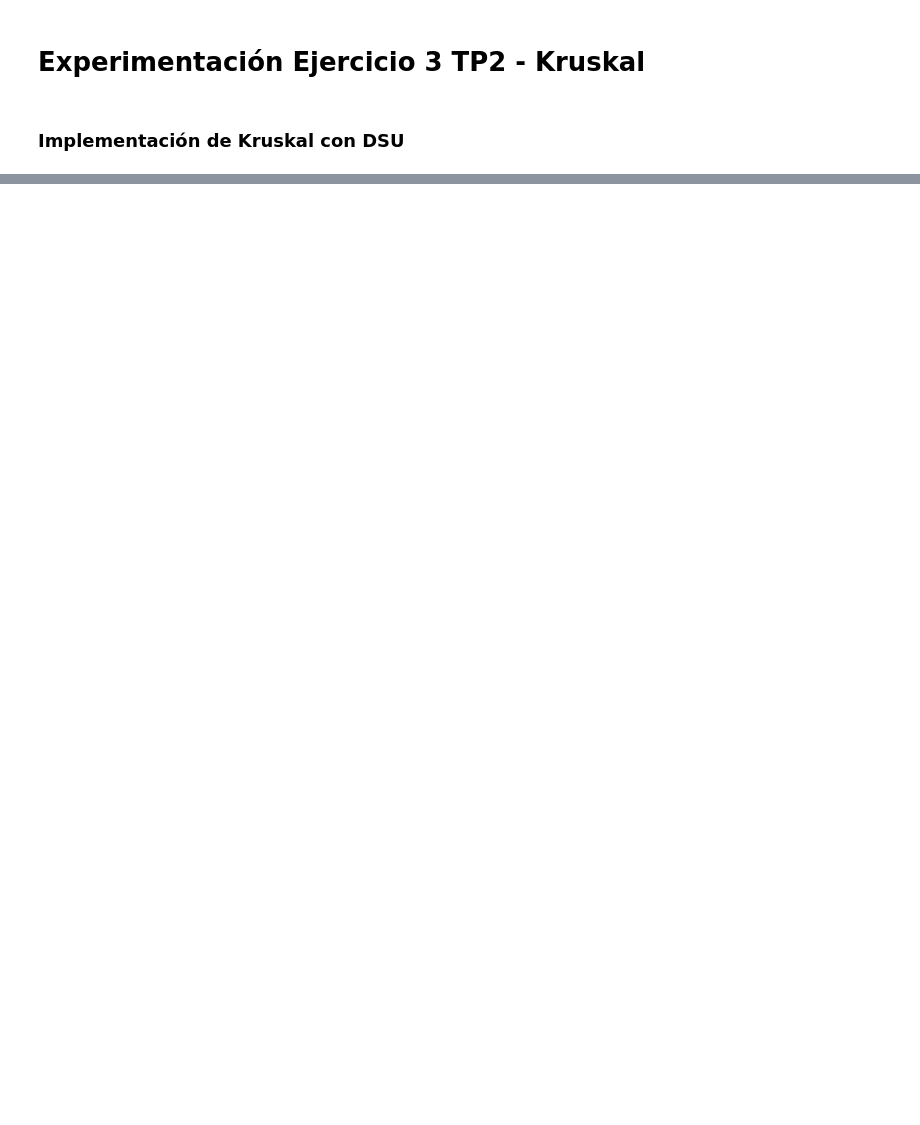
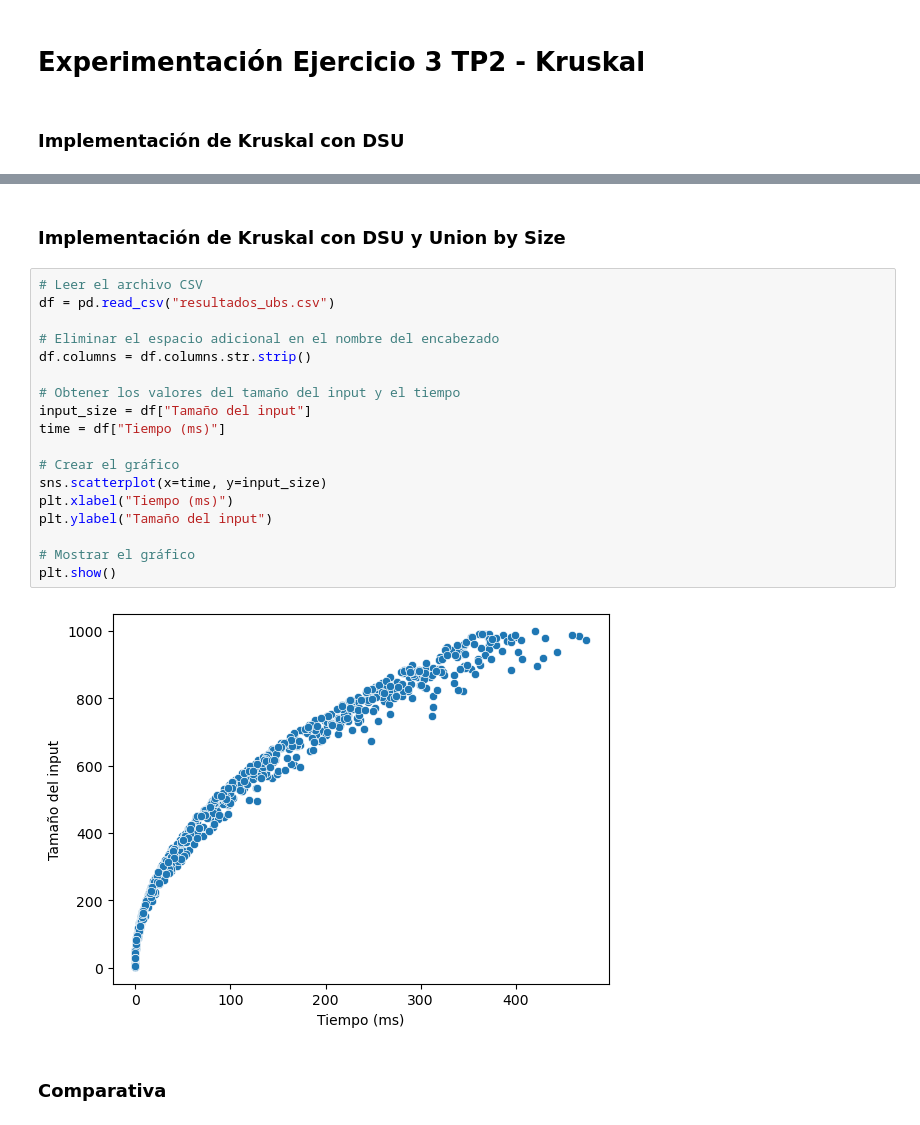
Before and after one commit to nicocarrasco703/algo3-tp1, a Jupyter notebook: TP2/Experimentación/experimentacion.ipynb, the cells around one changed output, grey strips where cells are left out. Cells and saved outputs as stored; diff of their text form; blank space fills up the shorter version.

Commit message:
Ag comparativa

```diff
--- a/TP2/Experimentación/experimentacion.ipynb
+++ b/TP2/Experimentación/experimentacion.ipynb
@@ -27,3 +27,27 @@ plt.ylabel("Tamaño del input")
 plt.show()
 # %% [output]
 [figure]
+# %% [markdown]
+### Implementación de Kruskal con DSU y Union by Size
+# %%
+# Leer el archivo CSV
+df = pd.read_csv("resultados_ubs.csv")
+
+# Eliminar el espacio adicional en el nombre del encabezado
+df.columns = df.columns.str.strip()
+
+# Obtener los valores del tamaño del input y el tiempo
+input_size = df["Tamaño del input"]
+time = df["Tiempo (ms)"]
+
+# Crear el gráfico
+sns.scatterplot(x=time, y=input_size)
+plt.xlabel("Tiempo (ms)")
+plt.ylabel("Tamaño del input")
+
+# Mostrar el gráfico
+plt.show()
+# %% [output]
+[figure, added]
+# %% [markdown]
+### Comparativa
```
Also changed, not shown: parts of 2 cells of this notebook.
